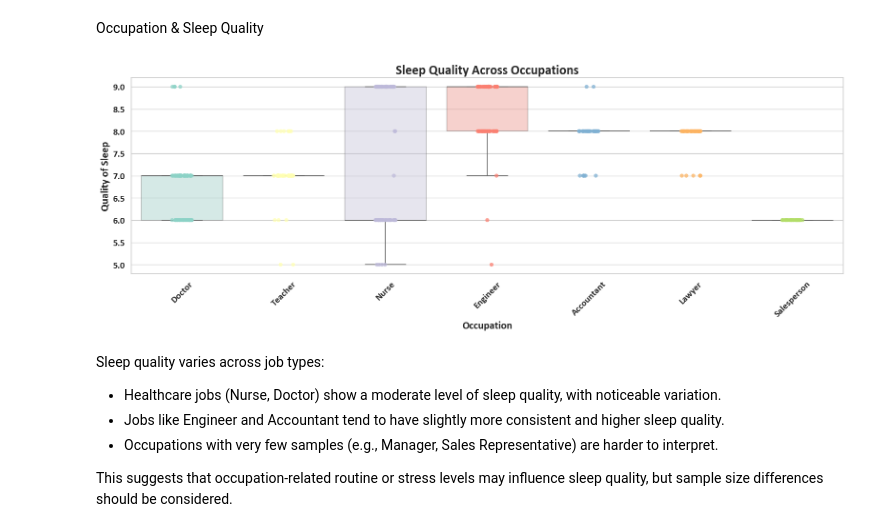
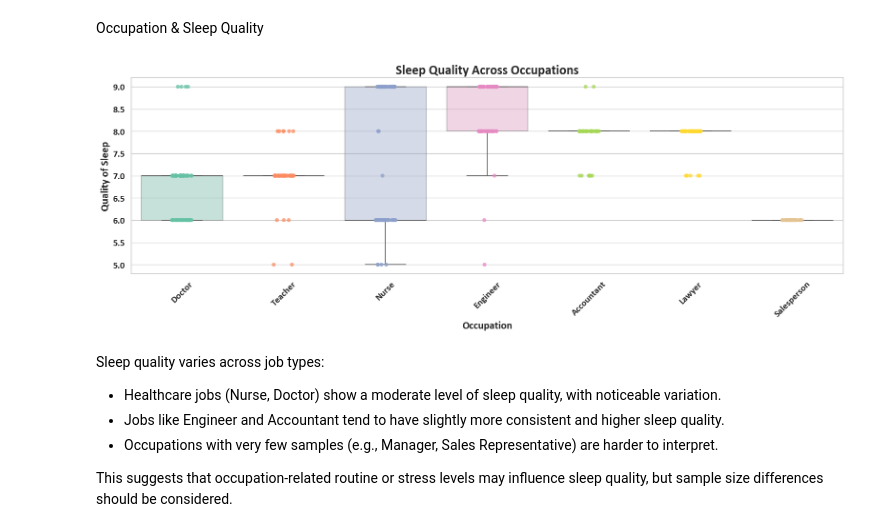
Before and after one commit to cjyaddone/ECE-143-Project, a Jupyter notebook: Plots.ipynb, the cells around one changed output. Cells and saved outputs as stored; diff of their text form; code cells hidden in the pictures.

```diff
--- a/Plots.ipynb
+++ b/Plots.ipynb
@@ -158,7 +158,7 @@ plt.figure(figsize=(16, 6))
 
 # Generate a color palette matching the number of occupations
 occupations = df["Occupation"].unique()
-palette = sns.color_palette("Set3", n_colors=len(occupations))
+palette = sns.color_palette("Set2", n_colors=len(occupations))
 color_map = dict(zip(occupations, palette))
 
 # Boxplot with matching colors
@@ -166,34 +166,34 @@ sns.boxplot(
     data=df,
     x="Occupation",
     y="Quality of Sleep",
     hue="Occupation",
     palette=color_map,
     dodge=False,
     boxprops={"alpha": 0.4},    # slightly transparent
     linewidth=1.2,
     showfliers=False,          # hide outliers to avoid clutter
     legend=False
 )
 
 # Overlay stripplot (raw points)
 sns.stripplot(
     data=df,
     x="Occupation",
     y="Quality of Sleep",
     hue="Occupation",
     palette=color_map,
     dodge=False,
     alpha=0.75,
     size=6,
     legend=False
 )
 
 plt.xticks(rotation=45)
 plt.title("Sleep Quality Across Occupations")
 plt.tight_layout()
 plt.show()
 # %% [output]
-[figure, old version]
+[figure, new version]
 # %% [markdown]
 Sleep quality varies across job types:
 
```
Also changed, not shown: parts of 15 cells of this notebook, 4 other files.
